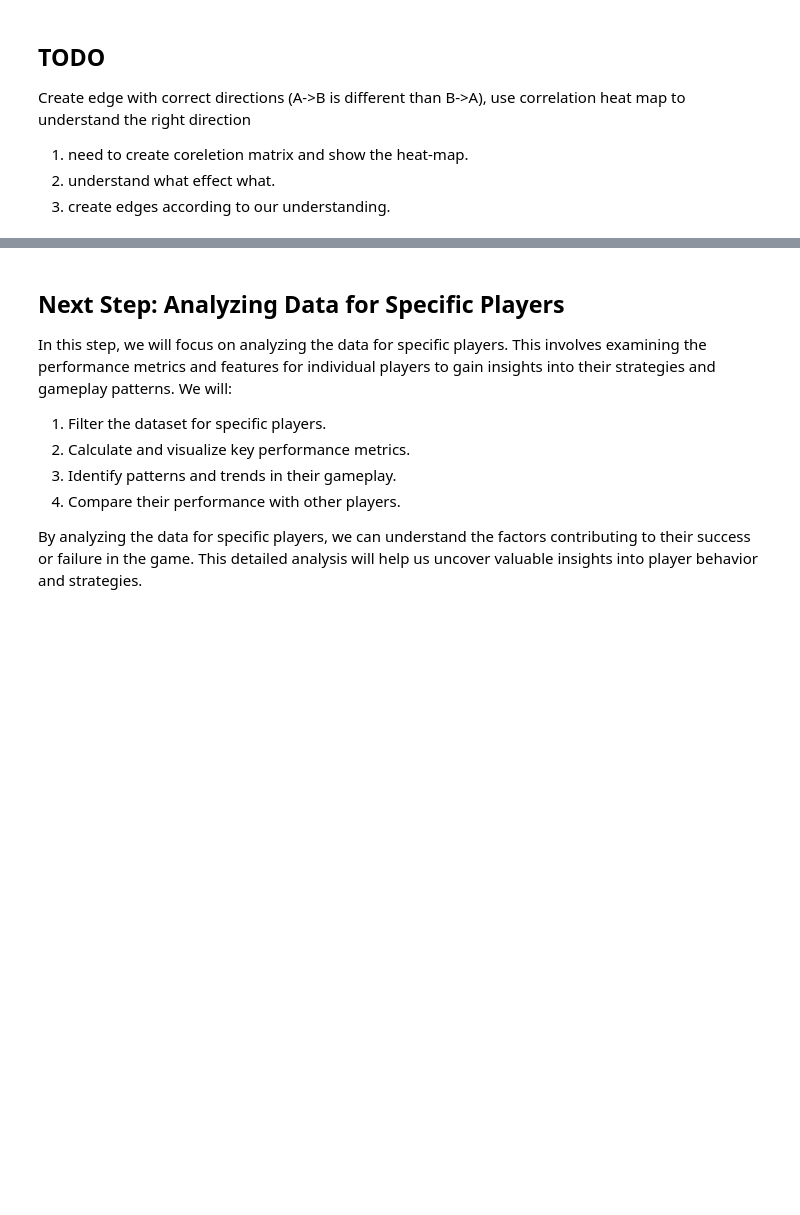
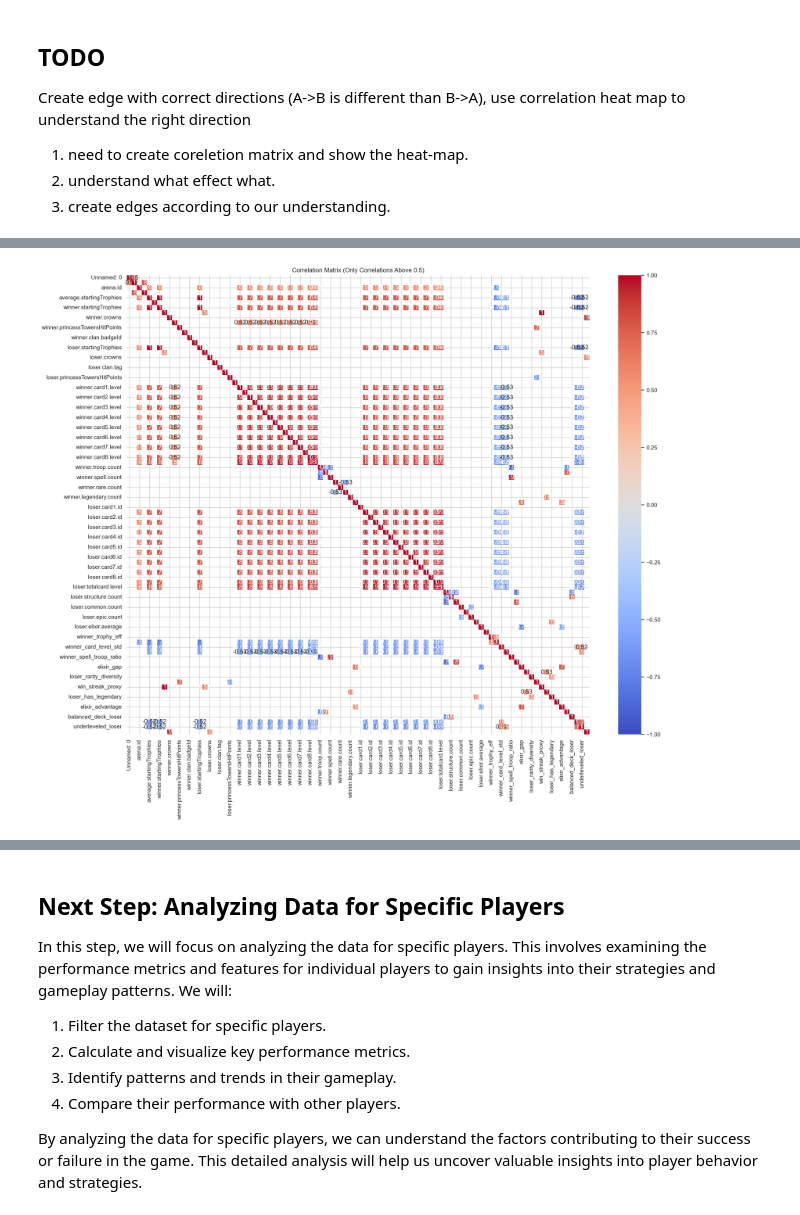
Before and after one commit to Av0cat0/Clash-Royale-Causal-analysis, a Jupyter notebook: project-yagel2.ipynb, the cells around one changed output, grey strips where cells are left out. Drawn from its saved outputs; the diff is of its cells as text; code cells hidden in the pictures; blank space fills up the shorter version.

```diff
--- a/project-yagel2.ipynb
+++ b/project-yagel2.ipynb
@@ -410,0 +323,12 @@ plt.show()
+# %%
+# Filter the correlation matrix to include only correlations above 0.5
+filtered_correlation_matrix = correlation_matrix[correlation_matrix.abs() > 0.5].dropna(how='all', axis=0).dropna(how='all', axis=1)
+# Create new DataFrames with features that have correlations above 0.5
+
+# Plot the filtered correlation matrix
+plt.figure(figsize=(20, 16))
+sns.heatmap(filtered_correlation_matrix, annot=True, cmap='coolwarm', vmin=-1, vmax=1)
+plt.title('Correlation Matrix (Only Correlations Above 0.5)')
+plt.show()
+# %% [output]
+[figure, added]
```
Also changed, not shown: parts of 7 cells of this notebook.
